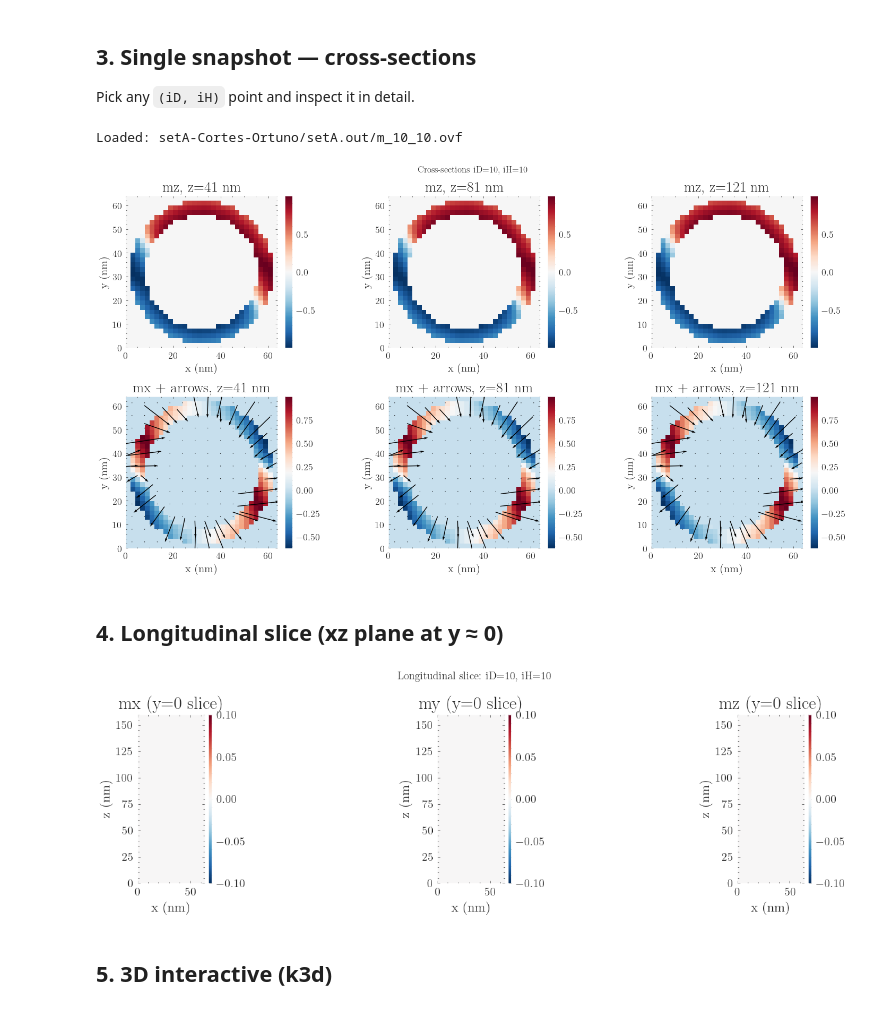
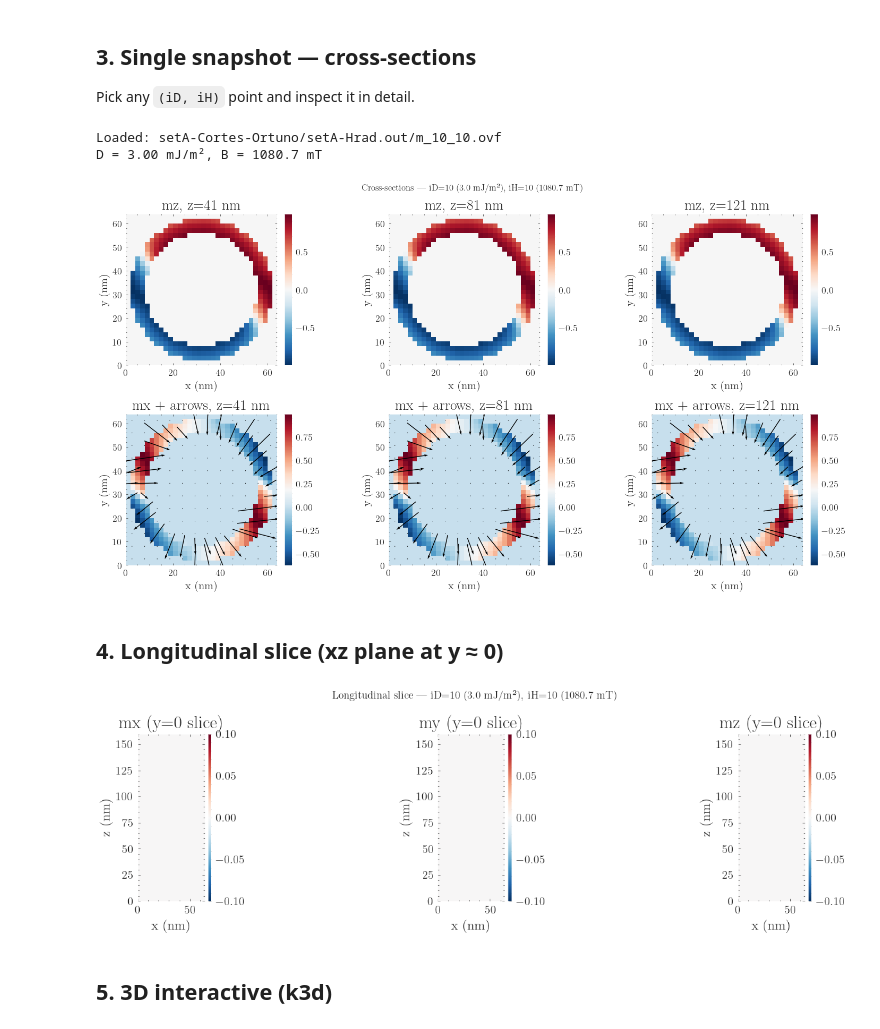
Before and after one commit to itxasoma/mumax3, a Jupyter notebook: nanotube_analysis.ipynb, the cells around one changed output. Saved outputs shown, nothing was run; the diff lists cells and outputs as text; code cells hidden in the pictures.

```diff
--- a/nanotube_analysis.ipynb
+++ b/nanotube_analysis.ipynb
@@ -140,20 +136,21 @@ Saved phase_diagram_my.pdf
 Pick any `(iD, iH)` point and inspect it in detail.
 # %%
 # Choose the snapshot
-iD_plot = 10   # D index  (0 .. N_D-1)
-iH_plot = 10   # B index  (0 .. N_H-1)
+iD_plot = 10  # D index (0 .. N_D-1)
+iH_plot = 10  # B index (0 .. N_H-1)
 
 fname = os.path.join(SIM_DIR, f'm_{iD_plot}_{iH_plot}.ovf')
 field = df.Field.from_file(fname)
 print(f'Loaded: {fname}')
+print(f'D = {D_vals[iD_plot]*1e3:.2f} mJ/m², B = {B_vals[iH_plot]*1e3:.1f} mT')
 
 # Cross-sections along z
 Nz = field.mesh.n[2]
 z_indices = [Nz // 4, Nz // 2, 3 * Nz // 4]
-z_coords  = [field.mesh.region.pmin[2] + (i + 0.5) * field.mesh.cell[2]
-             for i in z_indices]
+z_coords = [field.mesh.region.pmin[2] + (i + 0.5) * field.mesh.cell[2]
+            for i in z_indices]
 
-fig, axes = plt.subplots(2, len(z_indices), figsize=(5*len(z_indices), 8))
+fig, axes = plt.subplots(2, len(z_indices), figsize=(5 * len(z_indices), 8))
 for col, (iz, zc) in enumerate(zip(z_indices, z_coords)):
 
     # top row: mz colourmap
@@ -166,28 +163,37 @@ for col, (iz, zc) in enumerate(zip(z_indices, z_coords)):
         ax=axes[1][col], use_color=False, color='black')
     axes[1][col].set_title(f'mx + arrows, z={zc*1e9:.0f} nm')
 
-plt.suptitle(f'Cross-sections iD={iD_plot}, iH={iH_plot}', fontsize=12)
+plt.suptitle(
+    f'Cross-sections — iD={iD_plot} ({D_vals[iD_plot]*1e3:.1f} mJ/m²), '
+    f'iH={iH_plot} ({B_vals[iH_plot]*1e3:.1f} mT)',
+    fontsize=12
+)
 plt.tight_layout()
 plt.savefig(os.path.join(PLOTS_DIR, f'cross_sections_{iD_plot}_{iH_plot}.pdf'), dpi=150, bbox_inches='tight')
 plt.show()
 # %% [output]
-Loaded: setA-Cortes-Ortuno/setA.out/m_10_10.ovf
+Loaded: setA-Cortes-Ortuno/setA-Hrad.out/m_10_10.ovf
+D = 3.00 mJ/m², B = 1080.7 mT
-[figure, old version]
+[figure, new version]
 # %% [markdown]
 ## 4. Longitudinal slice (xz plane at y ≈ 0)
 # %%
 fig, axes = plt.subplots(1, 3, figsize=(15, 4))
 y_mid = 0.0
 for ax, comp in zip(axes, ['x', 'y', 'z']):
     getattr(field.sel(y=y_mid), comp).mpl.scalar(
         ax=ax, cmap='RdBu_r', colorbar=True)
-    ax.set_title(f'm{comp}  (y=0 slice)')
-plt.suptitle(f'Longitudinal slice: iD={iD_plot}, iH={iH_plot}', fontsize=12)
+    ax.set_title(f'm{comp} (y=0 slice)')
+plt.suptitle(
+    f'Longitudinal slice — iD={iD_plot} ({D_vals[iD_plot]*1e3:.1f} mJ/m²), '
+    f'iH={iH_plot} ({B_vals[iH_plot]*1e3:.1f} mT)',
+    fontsize=12
+)
 plt.tight_layout()
-plt.savefig(os.path.join(PLOTS_DIR,f'longitudinal_{iD_plot}_{iH_plot}.pdf'), dpi=150, bbox_inches='tight')
+plt.savefig(os.path.join(PLOTS_DIR, f'longitudinal_{iD_plot}_{iH_plot}.pdf'), dpi=150, bbox_inches='tight')
 plt.show()
 # %% [output]
-[figure, old version]
+[figure, new version]
 # %% [markdown]
 ## 5. 3D interactive (k3d)
 # %%
```
Also changed, not shown: parts of 14 cells of this notebook, 5 other files.
